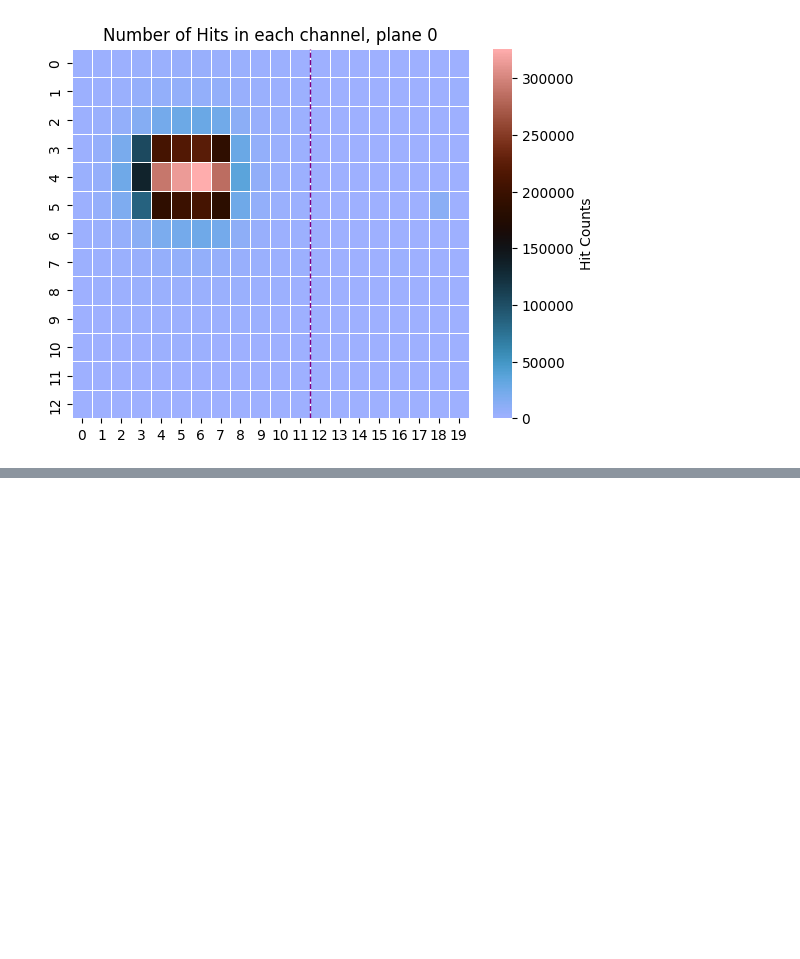
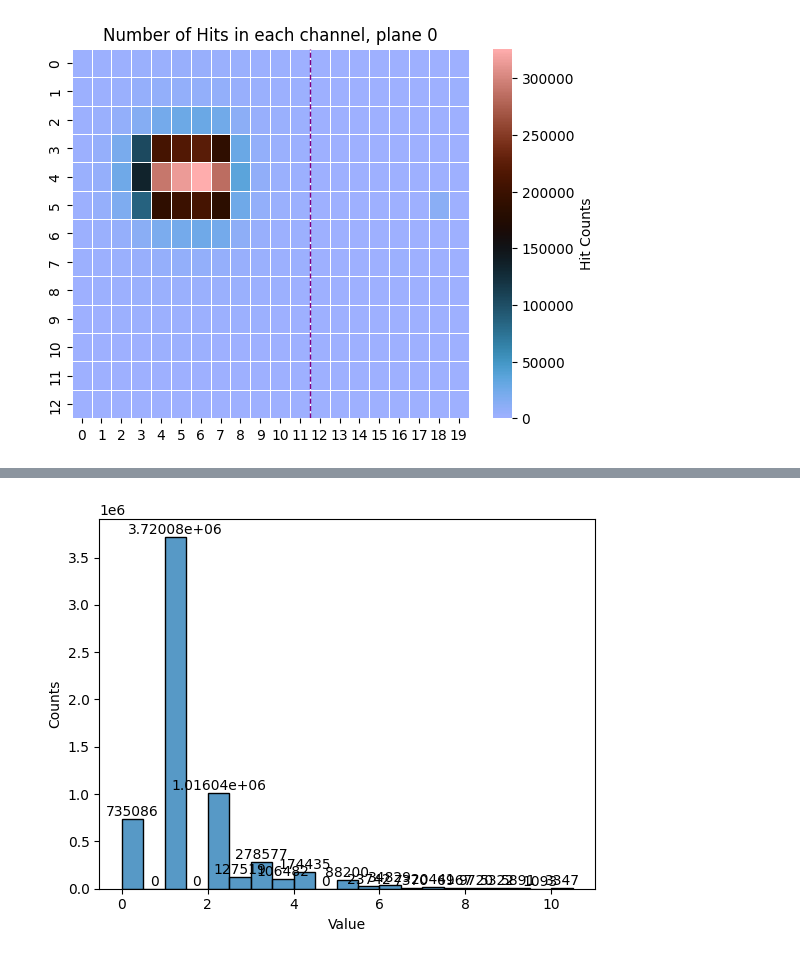
Before and after one commit to Ben-David-Ben/F-Cal-TB-Project, a Jupyter notebook: TB2025_Gap.ipynb, the cells around one changed output, grey strips where cells are left out. Drawn from its saved outputs; the diff is of its cells as text; code cells hidden in the pictures; blank space fills up the shorter version.

```diff
--- a/TB2025_Gap.ipynb
+++ b/TB2025_Gap.ipynb
@@ -224,0 +168,12 @@ np.int64(8838847)
+# %%
+# ax = seaborn.histplot(plane.Distance[3], bins=np.arange(0, 11, 0.5), edgecolor="black")
+ax = seaborn.histplot(ak.flatten(plane.Distance), bins=np.arange(0, 11, 0.5), edgecolor="black")
+
+# add counts on top of each bar
+ax.bar_label(ax.containers[0])
+
+plt.xlabel("Value")
+plt.ylabel("Counts")
+plt.show()
+# %% [output]
+[figure, added]
```
Also changed, not shown: parts of 13 cells of this notebook, 1 other file.
